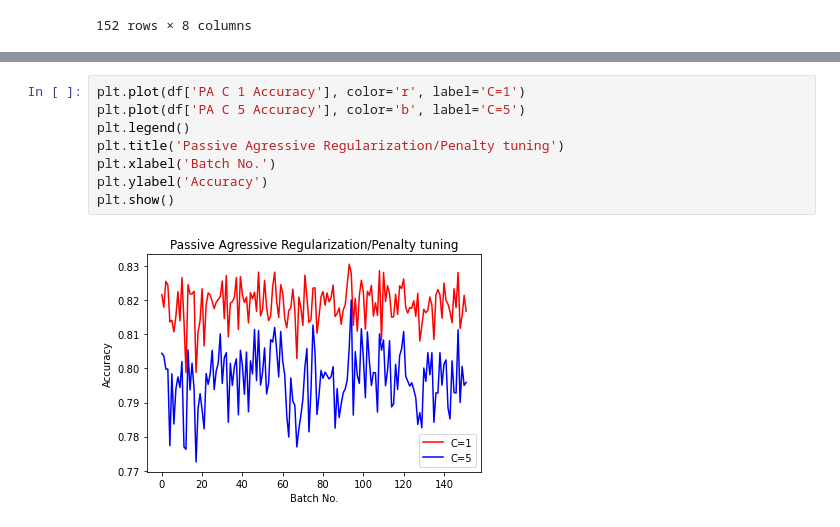
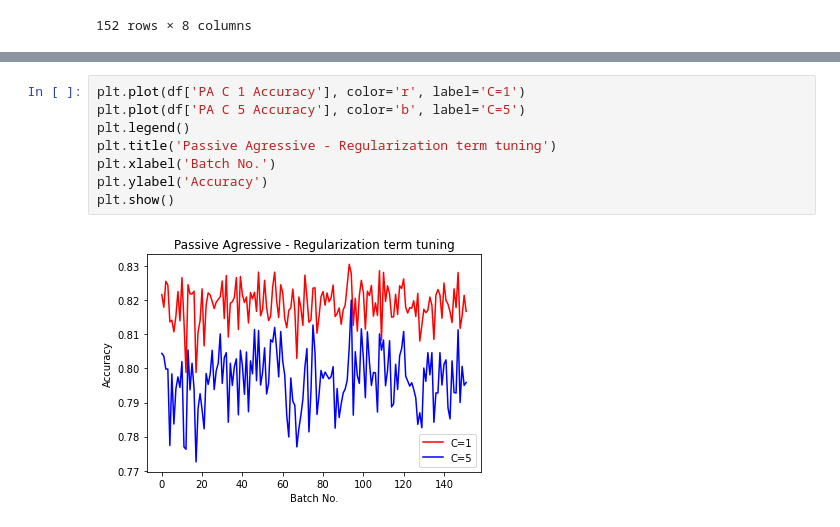
Before and after one commit to Big-Data-Gang/Machine-Learning-with-Spark-Streaming, a Jupyter notebook: Plotting/Hyperparam.ipynb, the cells around one changed output, grey strips where cells are left out. Saved outputs shown, nothing was run; the diff lists cells and outputs as text.

```diff
--- a/Plotting/Hyperparam.ipynb
+++ b/Plotting/Hyperparam.ipynb
@@ -43,10 +43,10 @@ plt.show()
 # %%
 plt.plot(df['PA C 1 Accuracy'], color='r', label='C=1')
 plt.plot(df['PA C 5 Accuracy'], color='b', label='C=5')
 plt.legend()
-plt.title('Passive Agressive Regularization/Penalty tuning')
+plt.title('Passive Agressive - Regularization term tuning')
 plt.xlabel('Batch No.')
 plt.ylabel('Accuracy')
 plt.show()
 # %% [output]
-[figure, old version]
+[figure, new version]
```
Also changed, not shown: parts of 2 cells of this notebook.
